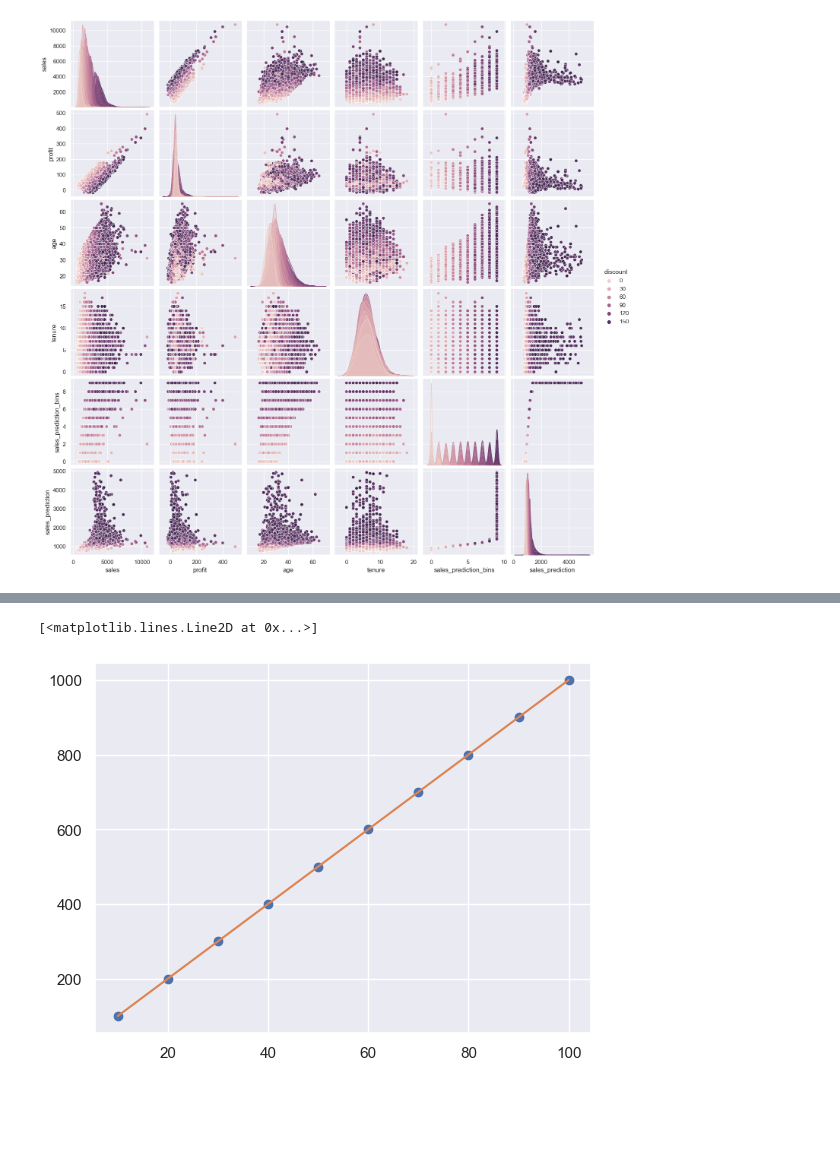
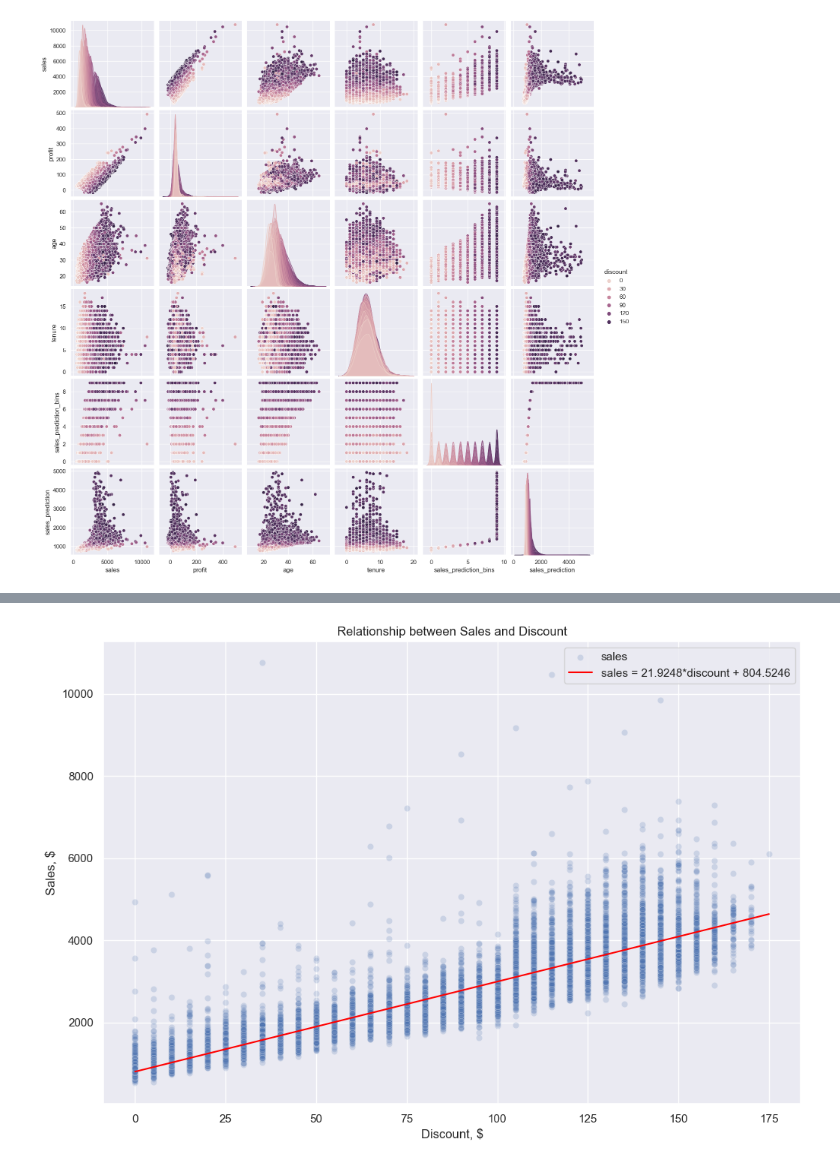
Before and after one commit to oscar-esvi/Predicting-the-Profitability-of-Discounts, a Jupyter notebook: Estimating_the_Profitability_of_Discounts.ipynb, the cells around one changed output, grey strips where cells are left out. Drawn from its saved outputs; the diff is of its cells as text; code cells hidden in the pictures; blank space fills up the shorter version.

```diff
--- a/Estimating_the_Profitability_of_Discounts.ipynb
+++ b/Estimating_the_Profitability_of_Discounts.ipynb
@@ -130,18 +132,21 @@ Covariance Type:            nonrobust
 
 Notes:
 [1] Standard Errors assume that the covariance matrix of the errors is correctly specified.
-# %%
-# It is a good fit since R-squared is 0.809, which is pretty close to 1 and the linear regresion graph confirms it
-x = np.array([10,20,30,40,50,60,70,80,90,100])
-y = np.array([100,200,300,400,500,600,700,800,900,1000])
-plt.plot(x,y,'o')
-m = 21.9248
-b = 804.5246
-m,b = np.polyfit(x,y,1)
-plt.plot(x,m*x+b)
-# %% [output]
-[<matplotlib.lines.Line2D at 0x...>]
-[figure, removed]
+# %%
+discount = np.array([0,175])
+sales = 21.9248*discount + 804.5246
+# %%
+# It is a good fit since R-squared is 0.809, which is pretty close to 1 and the linear regresion graph confirms it
+plt.figure(figsize=(12,8))
+sns.scatterplot(x="discount", y="sales", data=df, alpha=0.2, label='sales')
+sns.lineplot(x=discount,y=sales, color='red', alpha=1, label='sales = 21.9248*discount + 804.5246')
+plt.ylabel('Sales, $')
+plt.xlabel('Discount, $')
+plt.legend()
+plt.title('Relationship between Sales and Discount')
+plt.show()
+# %% [output]
+[figure, added]
 # %%
 # Looking at the regression of discount on profits we can expect to ___ for each additional unit of discount.
 mod = smf.ols(formula='profit ~ discount', data=df)
```
Also changed, not shown: parts of 21 cells of this notebook.
